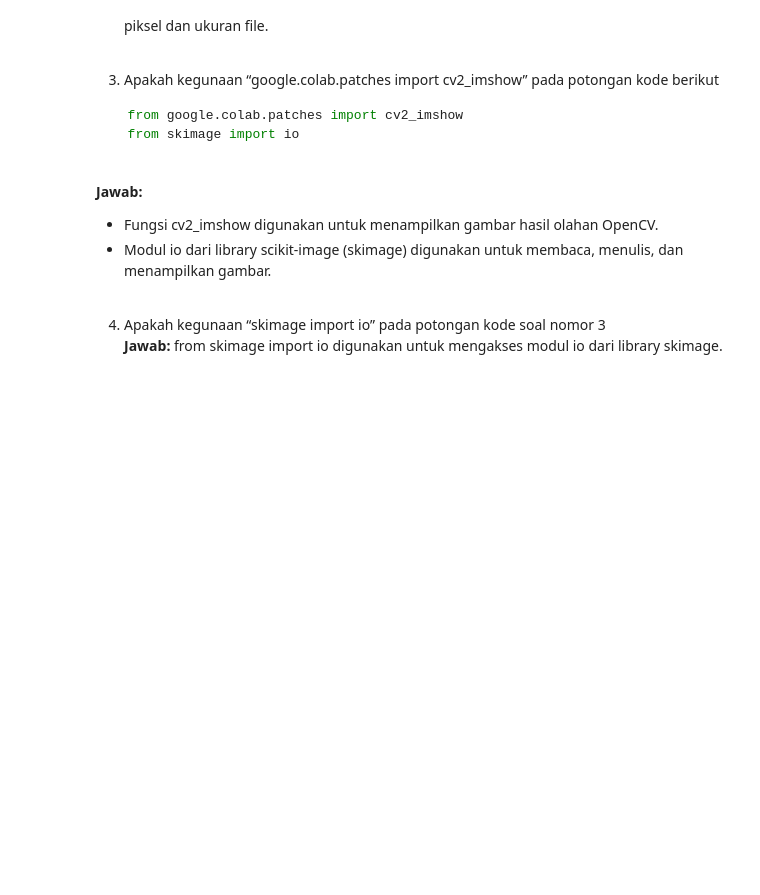
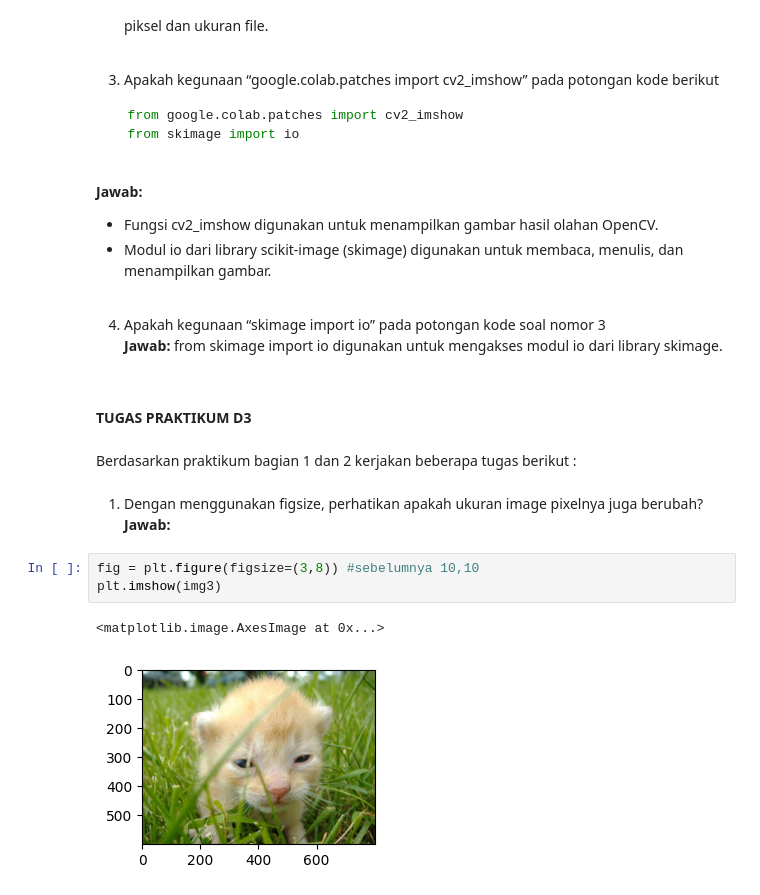
Before and after one commit to Afif-Ghifari/PCVK_2025, a Jupyter notebook: week1b.ipynb, the cells around one changed output. Drawn from its saved outputs; the diff is of its cells as text; blank space fills up the shorter version.

Commit message:
Tugas D3 1-6

```diff
--- a/week1b.ipynb
+++ b/week1b.ipynb
@@ -196,3 +196,17 @@ kode berikut
   **Jawab:**
   from skimage import io digunakan untuk mengakses modul io dari library skimage.
   <br>
+# %% [markdown]
+**TUGAS PRAKTIKUM D3**
+# %% [markdown]
+Berdasarkan praktikum bagian 1 dan 2 kerjakan beberapa tugas berikut :
+# %% [markdown]
+1. Dengan menggunakan figsize, perhatikan apakah ukuran image pixelnya
+juga berubah? <br>
+**Jawab:**
+# %%
+fig = plt.figure(figsize=(3,8)) #sebelumnya 10,10
+plt.imshow(img3)
+# %% [output]
+<matplotlib.image.AxesImage at 0x...>
+[figure, added]
```
Also changed, not shown: parts of 16 cells of this notebook.
